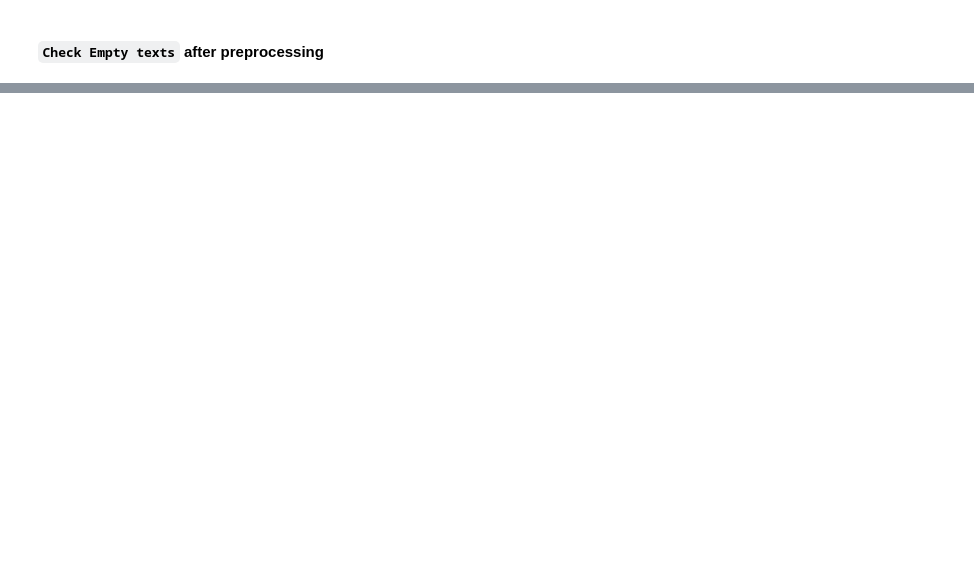
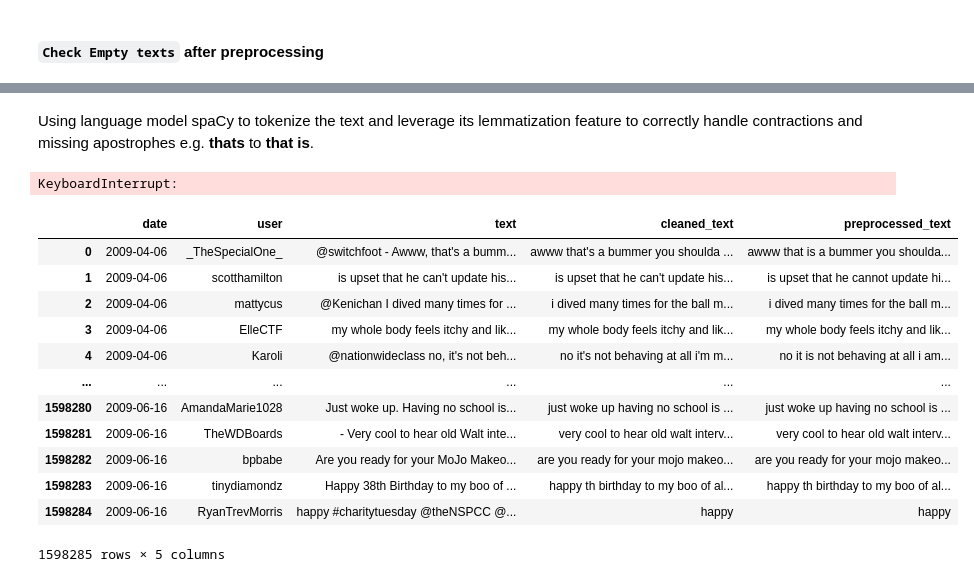
Before and after one commit to 2020491-v2/MSC_DA_IntegratedCA, a Jupyter notebook: TweetAnalysis.ipynb, the cells around one changed output, grey strips where cells are left out. Drawn from its saved outputs; the diff is of its cells as text; code cells hidden in the pictures; blank space fills up the shorter version.

```diff
--- a/TweetAnalysis.ipynb
+++ b/TweetAnalysis.ipynb
@@ -911,3 +910,0 @@ For the analysis the time (hour,minute, second) the tweet was sent is irrelevant
-# %%
-# Formating 'date' column to 'YYYY-MM-DD'
-df['date'] = df['date'].dt.strftime('%Y-%m-%d')
@@ -914,2 +914,8 @@ df['date'] = df['date'].dt.strftime('%Y-%m-%d')
+# %%
+# Formating 'date' column to 'YYYY-MM-DD'
+#df['date'] = df['date'].dt.strftime('%Y-%m-%d') # CREATES ERROR column not recognized as datetime obj
+df['date'] = df['date'].apply(lambda x: x.strftime('%Y-%m-%d'))
+# %%
+df['date'] = pd.to_datetime(df['date'])
 # %%
 # BACKUP DATA!!!
@@ -925,0 +945,2 @@ df2 = df.copy
+# %% [markdown]
+Using language model spaCy to tokenize the text and leverage its lemmatization feature to correctly handle contractions and missing apostrophes e.g. **thats** to **that is**.
@@ -925,0 +950,12 @@ df2 = df.copy
+# %%
+# Function to expand contractions (including missing apostrophe)
+def expand_contractions(text):
+    # regex to add the missing apostrophes
+    #text = re.sub(r"\b(\w+)(s|re)\b", r"\1 '\2", text)
+    return contractions.fix(text)
+
+# Takes a couple minutes!!!!
+# Apply contraction expansion function to the 'text' column
+df['preprocessed_text'] = df['cleaned_text'].apply(expand_contractions)
+# %% [output]
+KeyboardInterrupt:
@@ -925,0 +968,16 @@ df2 = df.copy
+# %%
+df
+# %% [output]
+|  | date | user | text | cleaned_text | preprocessed_text |
+| 0 | 2009-04-06 | _TheSpecialOne_ | @switchfoot - Awww, that's a bumm... | awww that's a bummer you shoulda ... | awww that is a bummer you shoulda... |
+| 1 | 2009-04-06 | scotthamilton | is upset that he can't update his... | is upset that he can't update his... | is upset that he cannot update hi... |
+| 2 | 2009-04-06 | mattycus | @Kenichan I dived many times for ... | i dived many times for the ball m... | i dived many times for the ball m... |
+| 3 | 2009-04-06 | ElleCTF | my whole body feels itchy and lik... | my whole body feels itchy and lik... | my whole body feels itchy and lik... |
+| 4 | 2009-04-06 | Karoli | @nationwideclass no, it's not beh... | no it's not behaving at all i'm m... | no it is not behaving at all i am... |
+| ... | ... | ... | ... | ... | ... |
+| 1598280 | 2009-06-16 | AmandaMarie1028 | Just woke up. Having no school is... | just woke up having no school is ... | just woke up having no school is ... |
+| 1598281 | 2009-06-16 | TheWDBoards | - Very cool to hear old Walt inte... | very cool to hear old walt interv... | very cool to hear old walt interv... |
+| 1598282 | 2009-06-16 | bpbabe | Are you ready for your MoJo Makeo... | are you ready for your mojo makeo... | are you ready for your mojo makeo... |
+| 1598283 | 2009-06-16 | tinydiamondz | Happy 38th Birthday to my boo of ... | happy th birthday to my boo of al... | happy th birthday to my boo of al... |
+| 1598284 | 2009-06-16 | RyanTrevMorris | happy #charitytuesday @theNSPCC @... | happy | happy |
+1598285 rows × 5 columns
```
Also changed, not shown: parts of 82 cells of this notebook.
